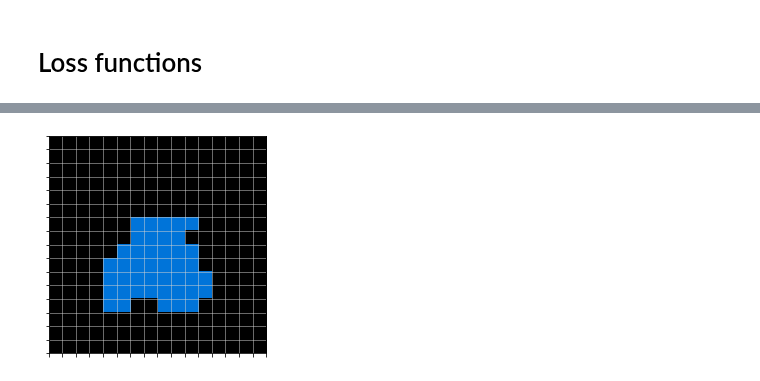
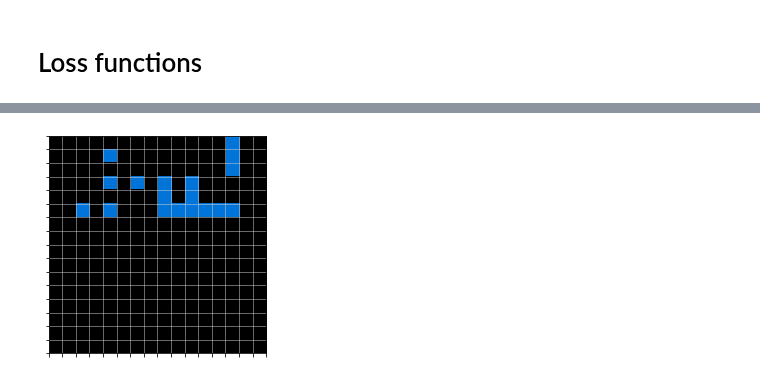
Before and after one commit to omerhac/arc_challenge, a Jupyter notebook: board_gan.ipynb, the cells around one changed output, grey strips where cells are left out. Cells and saved outputs as stored; diff of their text form; code cells hidden in the pictures.

```diff
--- a/board_gan.ipynb
+++ b/board_gan.ipynb
@@ -84,31 +84,31 @@ def generator():
     """
 
     # project and reshape z
-    linear = Dense(256*4*4, activation='linear')(z)
-    reshaped_z = tf.keras.layers.Reshape([4, 4, 256])(linear)
+    linear = Dense(512*2*2, activation='linear')(z)
+    reshaped_z = tf.keras.layers.Reshape([2, 2, 512])(linear)
 
     # first deconv layer
-    g_conv1 = Conv2DTranspose(128, kernel_size=(3,3), activation='linear')(reshaped_z)
+    g_conv1 = Conv2DTranspose(256, kernel_size=(3,3), activation='relu', strides=(2,2), padding='same')(reshaped_z)
     g_normalized_1 = BatchNormalization(momentum=0.9)(g_conv1)
 
     # second deconv layer
-    g_conv2 = Conv2DTranspose(64, kernel_size=(3,3), activation='linear')(g_normalized_1)
+    g_conv2 = Conv2DTranspose(128, kernel_size=(3,3), activation='relu', strides=(2,2), padding='same')(g_normalized_1)
     g_normalized_2 = BatchNormalization(momentum=0.9)(g_conv2)
-
+    """
     # third deconv layer
-    g_conv3 = Conv2DTranspose(32, kernel_size=(3,3), activation='linear')(g_normalized_2)
+    g_conv3 = Conv2DTranspose(32, kernel_size=(3,3), activation='relu', strides=(2,2), padding='same')(g_normalized_2)
     g_normalized_3 = BatchNormalization(momentum=0.9)(g_conv3)
 
     # fourth deconv layer
-    g_conv4 = Conv2DTranspose(16, kernel_size=(3,3), activation='linear')(g_normalized_3)
+    g_conv4 = Conv2DTranspose(16, kernel_size=(3,3), activation='relu')(g_normalized_3)
     g_normalized_4 = BatchNormalization(momentum=0.9)(g_conv4)
 
     # fifth deconv layer
-    g_conv5 = Conv2DTranspose(8, kernel_size=(3,3), activation='linear')(g_normalized_4)
+    g_conv5 = Conv2DTranspose(8, kernel_size=(3,3), activation='relu')(g_normalized_4)
     g_normalized_5 = BatchNormalization(momentum=0.9)(g_conv5)
-
+    """
     # final layer
-    output_board = Conv2DTranspose(1, kernel_size=(3,3), activation='tanh')(g_normalized_5)
+    output_board = Conv2DTranspose(1, kernel_size=(3,3), activation='sigmoid', strides=(2,2), padding='same')(g_normalized_2)
 
     return output_board
 
@@ -295,6 +286,6 @@ print(d_fake)
 # %%
-b = preprocess.plotting_shape_board(g(np.random.uniform(-1, 1, [2000, GENERATOR_DENSE_REP]).astype(np.float32)).numpy()[400])
+b = preprocess.plotting_shape_board(g(np.random.uniform(-1, 1, [2000, GENERATOR_DENSE_REP]).astype(np.float32)).numpy()[106])
 fig, ax = plt.subplots(1,1)
 preprocess.plot_board(b, ax)
 # %% [output]
-[figure, old version]
+[figure, new version]
```
Also changed, not shown: parts of 3 cells of this notebook.
